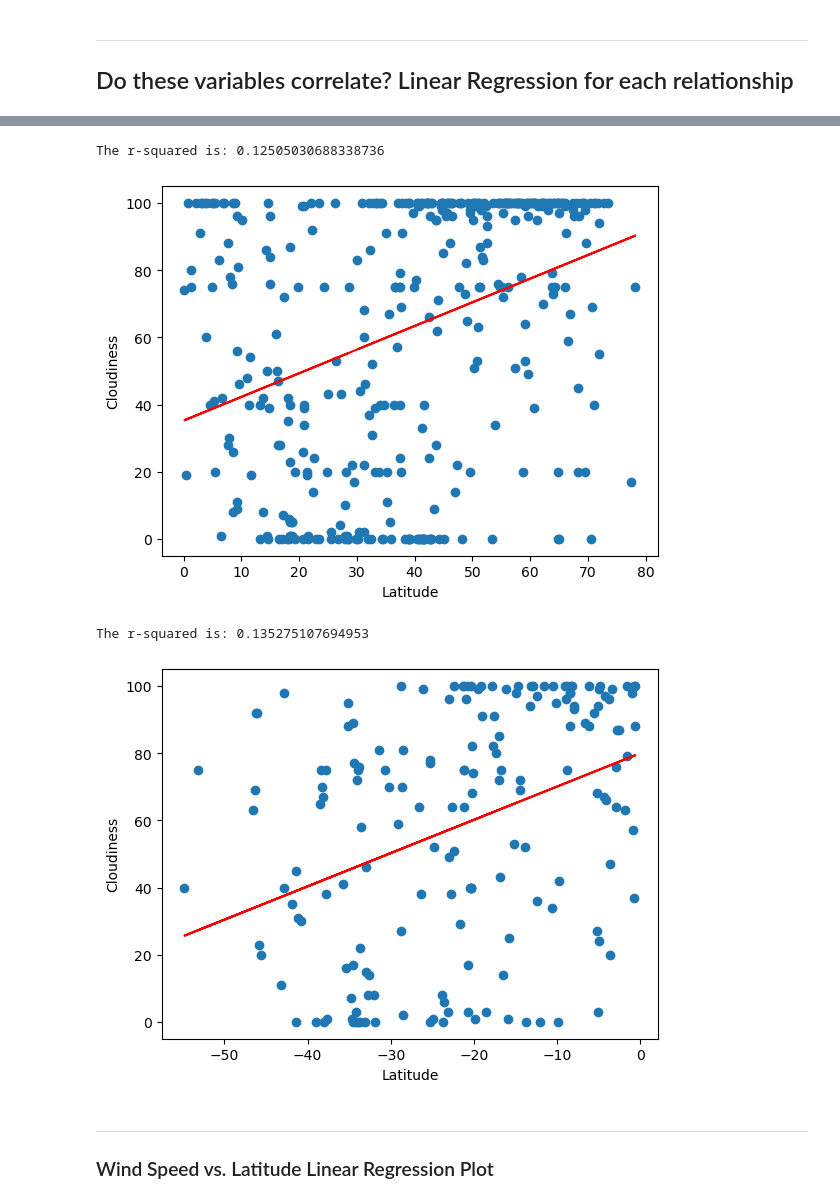
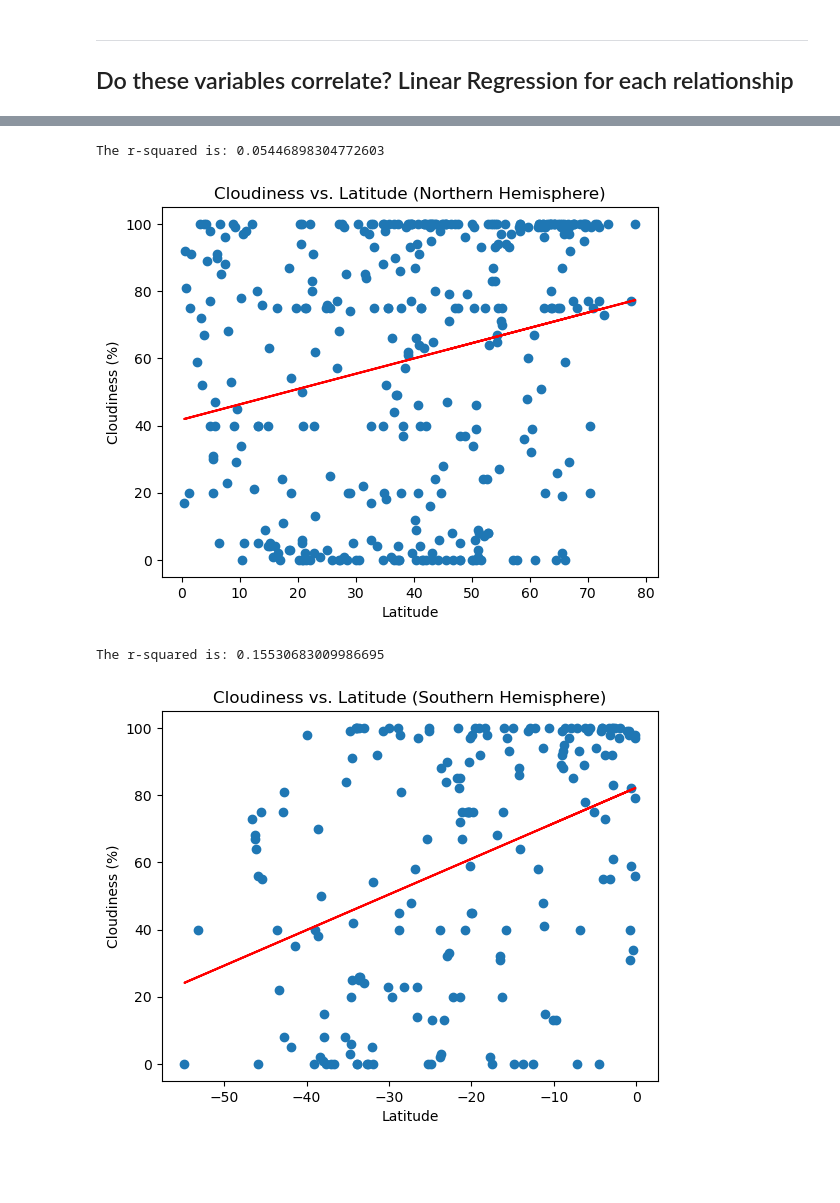
Before and after one commit to emilyneaville/python-api-challenge, a Jupyter notebook: WeatherPy/WeatherPy.ipynb, the cells around one changed output, grey strips where cells are left out. Drawn from its saved outputs; the diff is of its cells as text; code cells hidden in the pictures; blank space fills up the shorter version.

```diff
--- a/WeatherPy/WeatherPy.ipynb
+++ b/WeatherPy/WeatherPy.ipynb
@@ -344,26 +365,24 @@ The r-squared is: 0.20697022651716865
 # %%
 # Northern Hemisphere
 my_regression(northern_hemi_df['Lat'], northern_hemi_df['Cloudiness'])
 
 # Other graph properties
 plt.xlabel('Latitude')
-plt.ylabel('Cloudiness')
+plt.ylabel('Cloudiness (%)')
+plt.title('Cloudiness vs. Latitude (Northern Hemisphere)')
 plt.show()
 # %% [output]
-The r-squared is: 0.12505030688338736
+The r-squared is: 0.05446898304772603
-[figure, old version]
+[figure, new version]
 # %%
 # Southern Hemisphere
 my_regression(southern_hemi_df['Lat'], southern_hemi_df['Cloudiness'])
 
 # Other graph properties
 plt.xlabel('Latitude')
-plt.ylabel('Cloudiness')
+plt.ylabel('Cloudiness (%)')
+plt.title('Cloudiness vs. Latitude (Southern Hemisphere)')
 plt.show()
 # %% [output]
-The r-squared is: 0.135275107694953
+The r-squared is: 0.15530683009986695
-[figure, old version]
+[figure, new version]
-# %% [markdown]
----
-
-### Wind Speed vs. Latitude Linear Regression Plot
```
Also changed, not shown: parts of 23 cells of this notebook, 5 other files.
